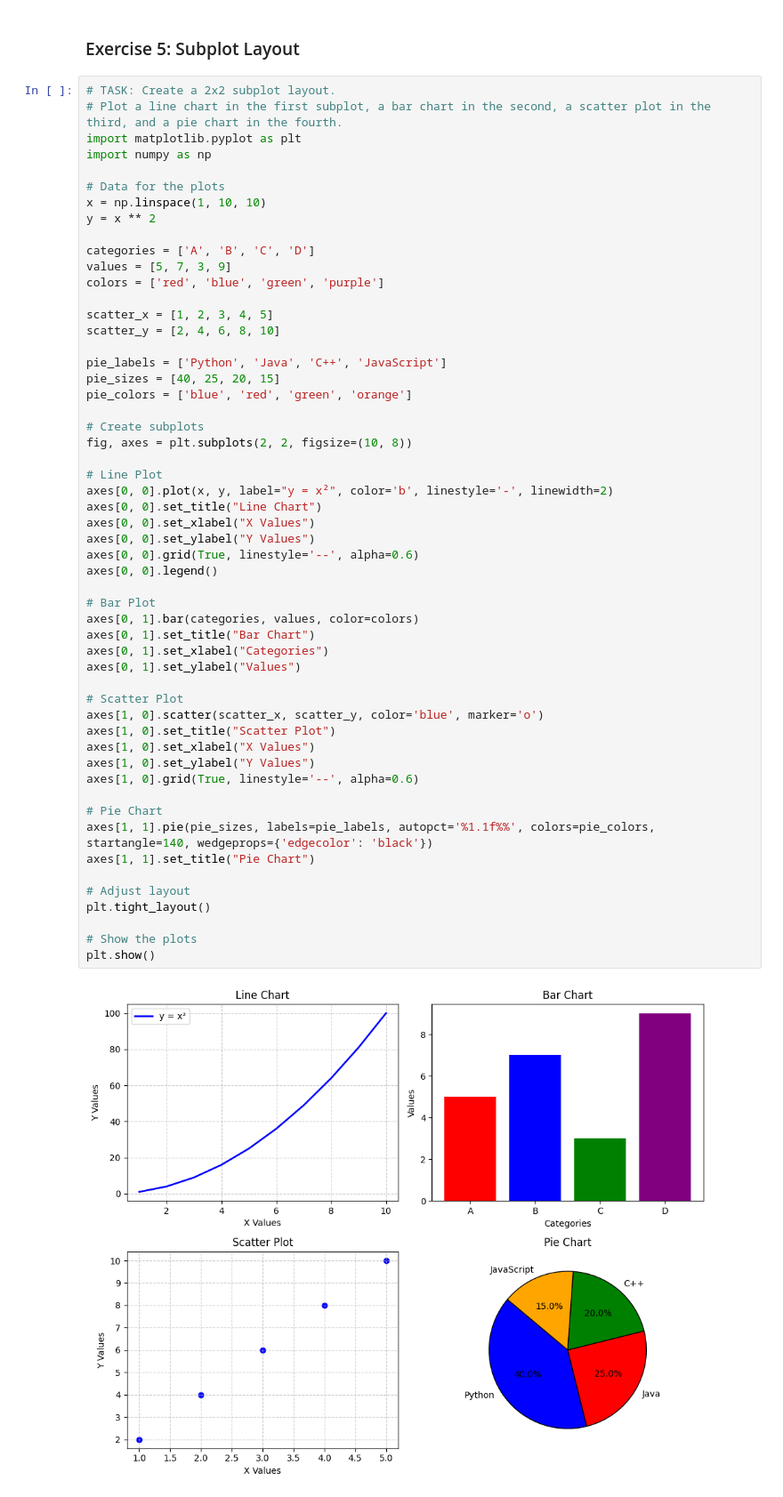
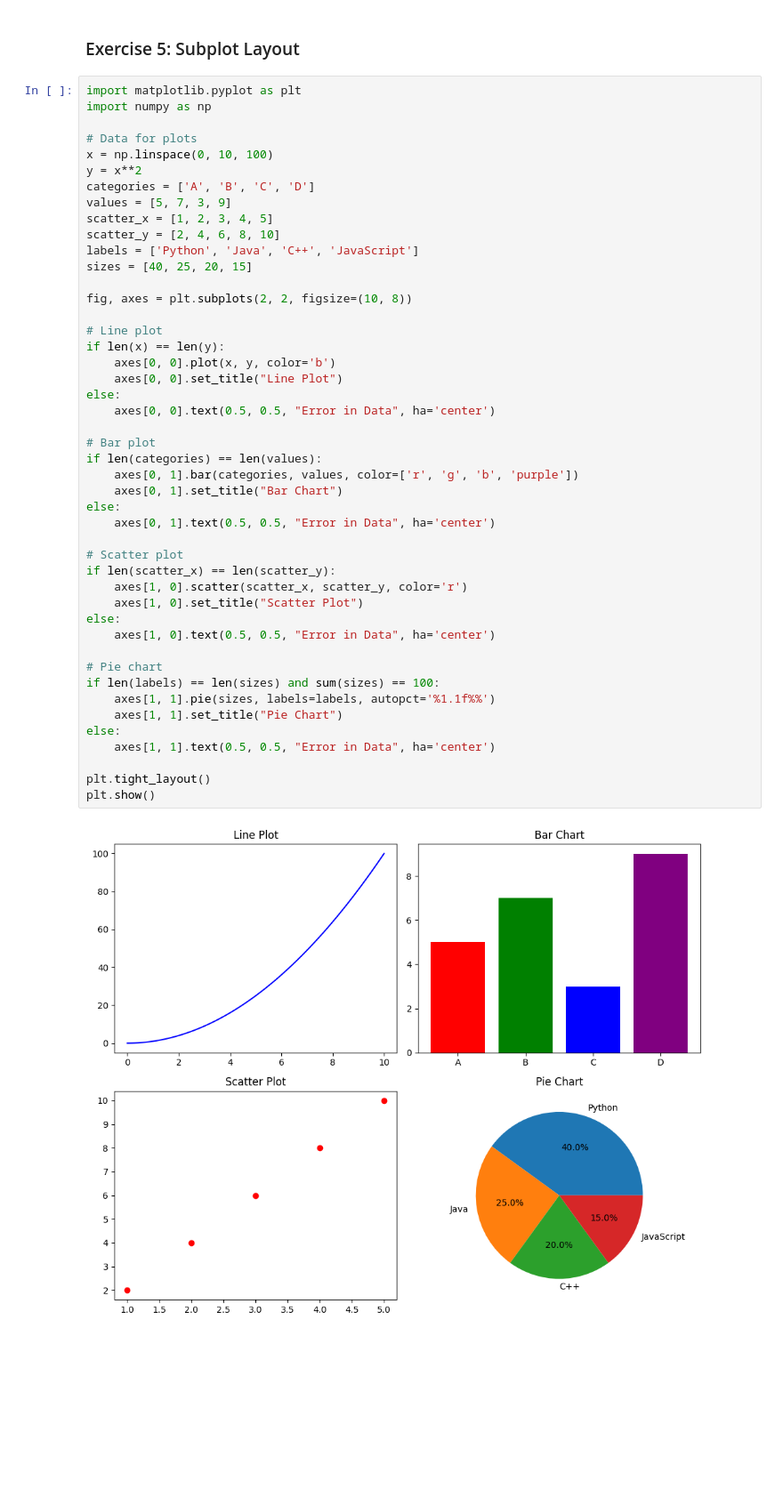
Before and after one commit to Zy-avik/python-jupyter-template, a Jupyter notebook: src/5-subplot.ipynb, the cells around one changed output. Shown at 89% size. Drawn from its saved outputs; the diff is of its cells as text; blank space fills up the shorter version.

```diff
--- a/src/5-subplot.ipynb
+++ b/src/5-subplot.ipynb
@@ -1,58 +1,50 @@
 # %% [markdown]
 ### Exercise 5: Subplot Layout
 # %%
-# TASK: Create a 2x2 subplot layout.
-# Plot a line chart in the first subplot, a bar chart in the second, a scatter plot in the third, and a pie chart in the fourth.
 import matplotlib.pyplot as plt
 import numpy as np
 
-# Data for the plots
-x = np.linspace(1, 10, 10)
-y = x ** 2
-
+# Data for plots
+x = np.linspace(0, 10, 100)
+y = x**2
 categories = ['A', 'B', 'C', 'D']
 values = [5, 7, 3, 9]
-colors = ['red', 'blue', 'green', 'purple']
-
 scatter_x = [1, 2, 3, 4, 5]
 scatter_y = [2, 4, 6, 8, 10]
+labels = ['Python', 'Java', 'C++', 'JavaScript']
+sizes = [40, 25, 20, 15]
 
-pie_labels = ['Python', 'Java', 'C++', 'JavaScript']
-pie_sizes = [40, 25, 20, 15]
-pie_colors = ['blue', 'red', 'green', 'orange']
-
-# Create subplots
 fig, axes = plt.subplots(2, 2, figsize=(10, 8))
 
-# Line Plot
-axes[0, 0].plot(x, y, label="y = x²", color='b', linestyle='-', linewidth=2)
-axes[0, 0].set_title("Line Chart")
-axes[0, 0].set_xlabel("X Values")
-axes[0, 0].set_ylabel("Y Values")
-axes[0, 0].grid(True, linestyle='--', alpha=0.6)
-axes[0, 0].legend()
+# Line plot
+if len(x) == len(y):
+    axes[0, 0].plot(x, y, color='b')
+    axes[0, 0].set_title("Line Plot")
+else:
+    axes[0, 0].text(0.5, 0.5, "Error in Data", ha='center')
 
-# Bar Plot
-axes[0, 1].bar(categories, values, color=colors)
-axes[0, 1].set_title("Bar Chart")
-axes[0, 1].set_xlabel("Categories")
-axes[0, 1].set_ylabel("Values")
+# Bar plot
+if len(categories) == len(values):
+    axes[0, 1].bar(categories, values, color=['r', 'g', 'b', 'purple'])
+    axes[0, 1].set_title("Bar Chart")
+else:
+    axes[0, 1].text(0.5, 0.5, "Error in Data", ha='center')
 
-# Scatter Plot
-axes[1, 0].scatter(scatter_x, scatter_y, color='blue', marker='o')
-axes[1, 0].set_title("Scatter Plot")
-axes[1, 0].set_xlabel("X Values")
-axes[1, 0].set_ylabel("Y Values")
-axes[1, 0].grid(True, linestyle='--', alpha=0.6)
+# Scatter plot
+if len(scatter_x) == len(scatter_y):
+    axes[1, 0].scatter(scatter_x, scatter_y, color='r')
+    axes[1, 0].set_title("Scatter Plot")
+else:
+    axes[1, 0].text(0.5, 0.5, "Error in Data", ha='center')
 
-# Pie Chart
-axes[1, 1].pie(pie_sizes, labels=pie_labels, autopct='%1.1f%%', colors=pie_colors, startangle=140, wedgeprops={'edgecolor': 'black'})
-axes[1, 1].set_title("Pie Chart")
+# Pie chart
+if len(labels) == len(sizes) and sum(sizes) == 100:
+    axes[1, 1].pie(sizes, labels=labels, autopct='%1.1f%%')
+    axes[1, 1].set_title("Pie Chart")
+else:
+    axes[1, 1].text(0.5, 0.5, "Error in Data", ha='center')
 
-# Adjust layout
 plt.tight_layout()
-
-# Show the plots
 plt.show()
 # %% [output]
-[figure, old version]
+[figure, new version]
```
Also changed, not shown: 5 other files.
